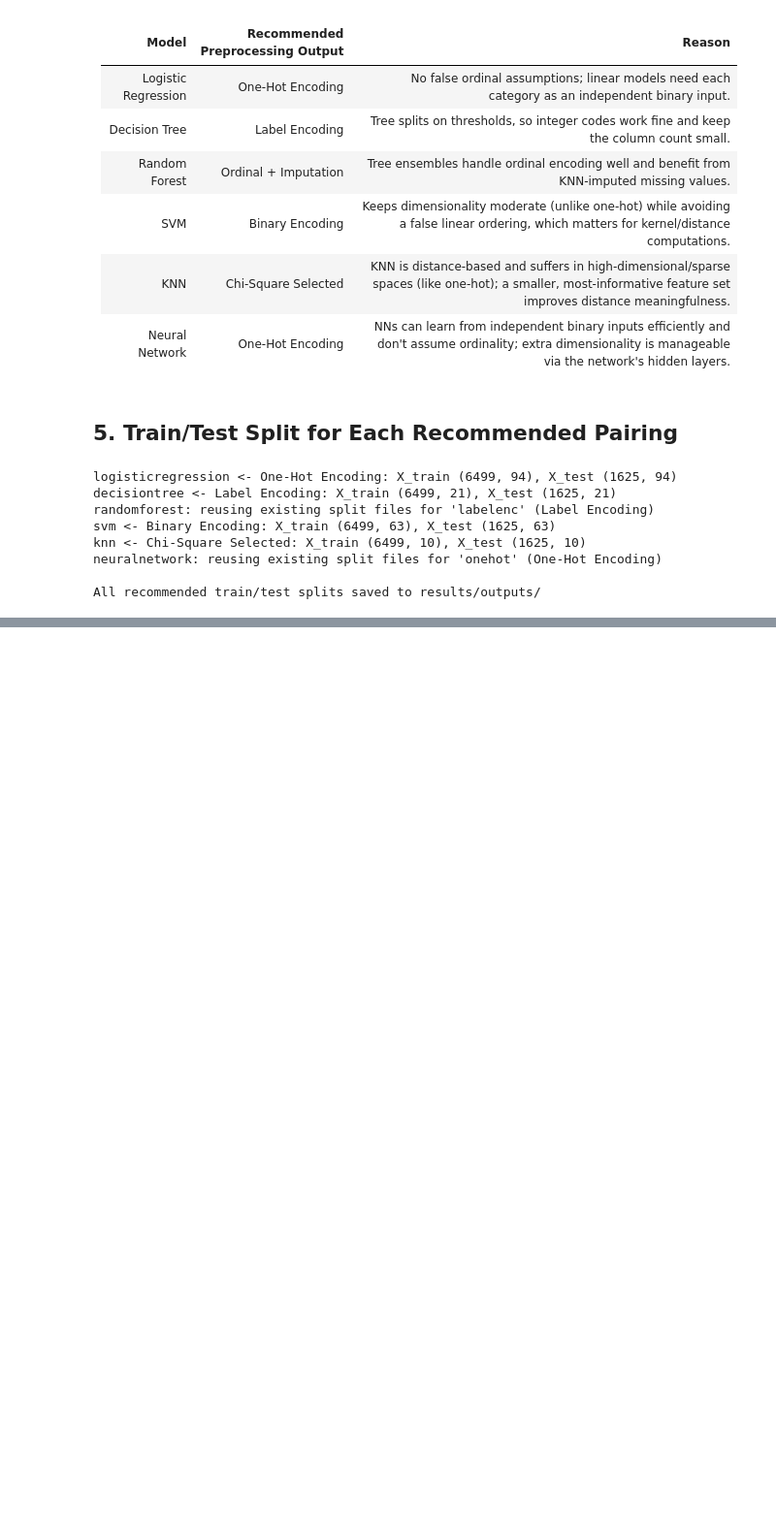
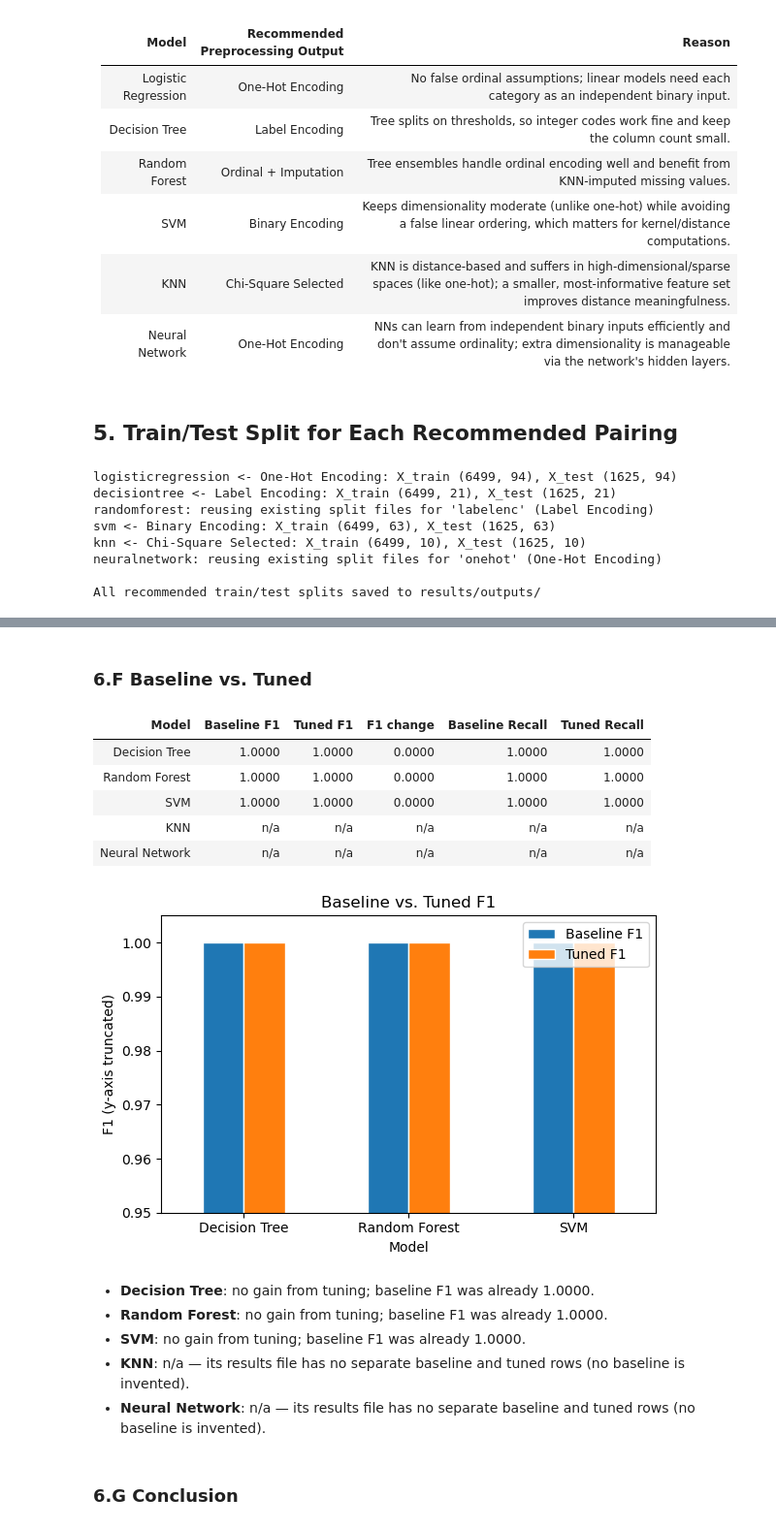
Before and after one commit to Tharaniben/2026-Y2-S1-MLB-B7G1-03, a Jupyter notebook: group_pipeline.ipynb, the cells around one changed output, grey strips where cells are left out. Shown at 97% size. Drawn from its saved outputs; the diff is of its cells as text; code cells hidden in the pictures; blank space fills up the shorter version.

```diff
--- a/group_pipeline.ipynb
+++ b/group_pipeline.ipynb
@@ -132,0 +396,45 @@ All recommended train/test splits saved to results/outputs/
+# %% [markdown]
+### 6.F Baseline vs. Tuned
+# %%
+rows = []
+for algo, g in ALL.groupby('Algorithm', sort=False):
+    base = g[g['Variety'].str.contains('baseline', case=False)]
+    tuned = g[g['Variety'].str.contains('tuned', case=False)]
+    if len(base) and len(tuned):
+        b, t = base.iloc[0], tuned.iloc[0]
+        rows.append({'Model': algo, 'Baseline F1': b['F1'], 'Tuned F1': t['F1'], 'F1 change': t['F1'] - b['F1'],
+                     'Baseline Recall': b['Recall'], 'Tuned Recall': t['Recall']})
+    else:
+        rows.append({'Model': algo, 'Baseline F1': np.nan, 'Tuned F1': np.nan, 'F1 change': np.nan,
+                     'Baseline Recall': np.nan, 'Tuned Recall': np.nan})
+BT = pd.DataFrame(rows)
+display(BT.style.format({c: '{:.4f}' for c in BT.columns if c != 'Model'}, na_rep='n/a').hide(axis='index'))
+have = BT.dropna(subset=['F1 change'])
+if len(have):
+    ax = have.set_index('Model')[['Baseline F1', 'Tuned F1']].plot(kind='bar', figsize=(6, 4), edgecolor='white')
+    ax.set_ylim(0.95, 1.005); ax.set_ylabel('F1 (y-axis truncated)'); ax.set_title('Baseline vs. Tuned F1')
+    plt.xticks(rotation=0); plt.tight_layout(); plt.show()
+lines = []
+for _, r in BT.iterrows():
+    if pd.isna(r['F1 change']):
+        lines.append(f"- **{r['Model']}**: n/a — its results file has no separate baseline and tuned rows (no baseline is invented).")
+    elif r['F1 change'] > 1e-9:
+        lines.append(f"- **{r['Model']}**: gained {r['F1 change']:.4f} F1 from tuning ({r['Baseline F1']:.4f} → {r['Tuned F1']:.4f}).")
+    else:
+        lines.append(f"- **{r['Model']}**: no gain from tuning; baseline F1 was already {r['Baseline F1']:.4f}.")
+display(Markdown('\n'.join(lines)))
+# %% [output]
+| Model | Baseline F1 | Tuned F1 | F1 change | Baseline Recall | Tuned Recall |
+| Decision Tree | 1.0000 | 1.0000 | 0.0000 | 1.0000 | 1.0000 |
+| Random Forest | 1.0000 | 1.0000 | 0.0000 | 1.0000 | 1.0000 |
+| SVM | 1.0000 | 1.0000 | 0.0000 | 1.0000 | 1.0000 |
+| KNN | n/a | n/a | n/a | n/a | n/a |
+| Neural Network | n/a | n/a | n/a | n/a | n/a |
+[figure, added]
+- **Decision Tree**: no gain from tuning; baseline F1 was already 1.0000.
+- **Random Forest**: no gain from tuning; baseline F1 was already 1.0000.
+- **SVM**: no gain from tuning; baseline F1 was already 1.0000.
+- **KNN**: n/a — its results file has no separate baseline and tuned rows (no baseline is invented).
+- **Neural Network**: n/a — its results file has no separate baseline and tuned rows (no baseline is invented).
+# %% [markdown]
+### 6.G Conclusion
```
Also changed, not shown: parts of 14 cells of this notebook.
